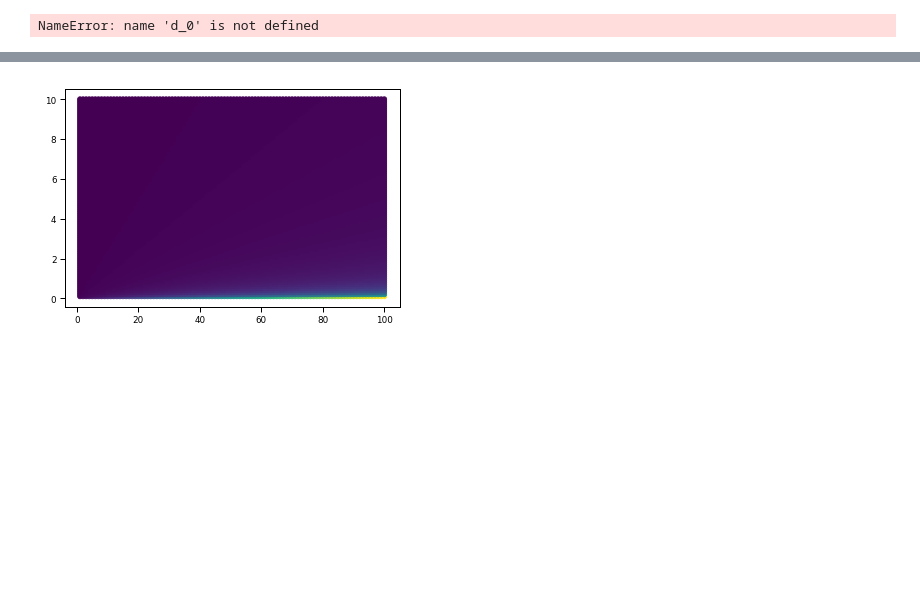
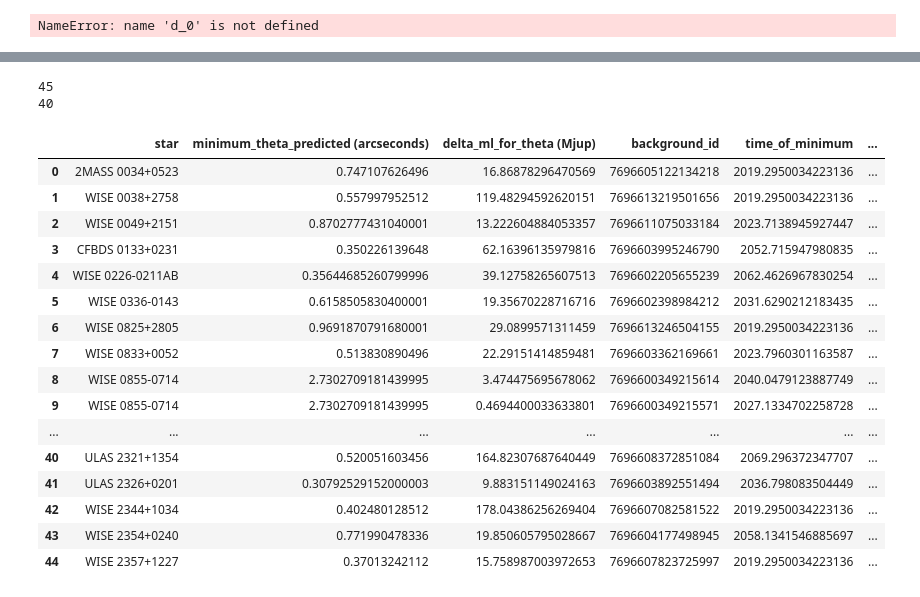
Before and after one commit to JudahRockLuberto/ytmicrolensing, a Jupyter notebook: Microlensing Equations.ipynb, the cells around one changed output, grey strips where cells are left out. Drawn from its saved outputs; the diff is of its cells as text; code cells hidden in the pictures; blank space fills up the shorter version.

```diff
--- a/Microlensing Equations.ipynb
+++ b/Microlensing Equations.ipynb
@@ -331,25 +554,41 @@ Created plot for 2357+122
 <Figure size 432x288 with 0 Axes>
-# %%
-#create delta_ml and delta_theta graph
-#delta_ml = error on lens mass; delta_theta = astrometric position
-
-def color_code(lists):
-    color_list = list()
-    for i in range(len(lists[0])):
-        point = (4 * 6.67408 * math.pow(10, -11) * lists[0][i]) / (math.pow(2.99 * math.pow(10, 8), 2) * lists[1][i]) #* distance to the lens
-        color_list.append(point)
-
-    return color_list
-
-theta_list = list()
-ml_list = list()
-for i in range(100):
-    for j in range(100):
-        ml_list.append((i + 1)/10)
-        theta_list.append(j + 1)
-
-plot = plt.scatter(theta_list, ml_list, c = color_code([theta_list, ml_list]), cmap = 'viridis')
-
-    #(4 * 6.67408 * math.pow(10, -11) * delta_ml) / (math.pow(2.99 * math.pow(10, 8), 2)) #* distance to lens
-# %% [output]
-[figure, removed]
+# %%
+#check if it worked
+print(len(close_dict))
+print(len(candidate_stars['object_name']))
+
+#it worked! there are 7 extra events at a mjup of 4. Two candidates also did not have any non infinite magnitudes
+# %% [output]
+45
+40
+# %%
+#make table of data
+#format data into pandas readable form
+df_array = list()
+for i in close_dict:
+    df_array.append([close_dict[i][0], close_dict[i][1], close_dict[i][4], i, close_dict[i][3], close_dict[i][5], close_dict[i][6], close_dict[i][7], close_dict[i][8]])
+
+df = pd.DataFrame(df_array, columns = ['star', 'minimum_theta_predicted (arcseconds)', 'delta_ml_for_theta (Mjup)', 'background_id', 'time_of_minimum', 'background_ra (arcseconds)', 'background_dec (arcseconds)', 'background_mag', 'gaia_pointsource'])
+
+#make background_id into string so no formatting done
+df = df.applymap(str)
+
+df
+# %% [output]
+|  | star | minimum_theta_predicted (arcseconds) | delta_ml_for_theta (Mjup) | background_id | time_of_minimum | ... |
+| 0 | 2MASS 0034+0523 | 0.747107626496 | 16.86878296470569 | 7696605122134218 | 2019.2950034223136 | ... |
+| 1 | WISE 0038+2758 | 0.557997952512 | 119.48294592620151 | 7696613219501656 | 2019.2950034223136 | ... |
+| 2 | WISE 0049+2151 | 0.8702777431040001 | 13.222604884053357 | 7696611075033184 | 2023.7138945927447 | ... |
+| 3 | CFBDS 0133+0231 | 0.350226139648 | 62.16396135979816 | 7696603995246790 | 2052.715947980835 | ... |
+| 4 | WISE 0226-0211AB | 0.35644685260799996 | 39.12758265607513 | 7696602205655239 | 2062.4626967830254 | ... |
+| 5 | WISE 0336-0143 | 0.6158505830400001 | 19.35670228716716 | 7696602398984212 | 2031.6290212183435 | ... |
+| 6 | WISE 0825+2805 | 0.9691870791680001 | 29.0899571311459 | 7696613246504155 | 2019.2950034223136 | ... |
+| 7 | WISE 0833+0052 | 0.513830890496 | 22.29151414859481 | 7696603362169661 | 2023.7960301163587 | ... |
+| 8 | WISE 0855-0714 | 2.7302709181439995 | 3.474475695678062 | 7696600349215614 | 2040.0479123887749 | ... |
+| 9 | WISE 0855-0714 | 2.7302709181439995 | 0.4694400033633801 | 7696600349215571 | 2027.1334702258728 | ... |
+| ... | ... | ... | ... | ... | ... | ... |
+| 40 | ULAS 2321+1354 | 0.520051603456 | 164.82307687640449 | 7696608372851084 | 2069.296372347707 | ... |
+| 41 | ULAS 2326+0201 | 0.30792529152000003 | 9.883151149024163 | 7696603892551494 | 2036.798083504449 | ... |
+| 42 | WISE 2344+1034 | 0.402480128512 | 178.04386256269404 | 7696607082581522 | 2019.2950034223136 | ... |
+| 43 | WISE 2354+0240 | 0.771990478336 | 19.850605795028667 | 7696604177498945 | 2058.1341546885697 | ... |
+| 44 | WISE 2357+1227 | 0.37013242112 | 15.758987003972653 | 7696607823725997 | 2019.2950034223136 | ... |
```
Also changed, not shown: parts of 13 cells of this notebook.
